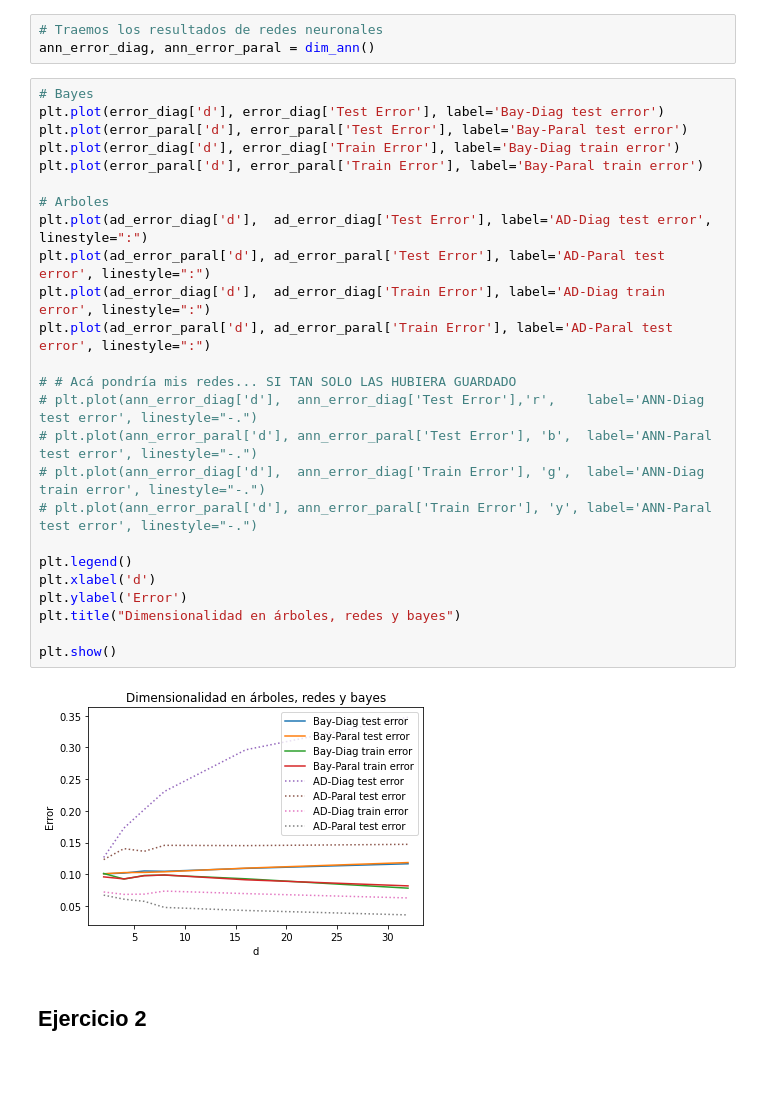
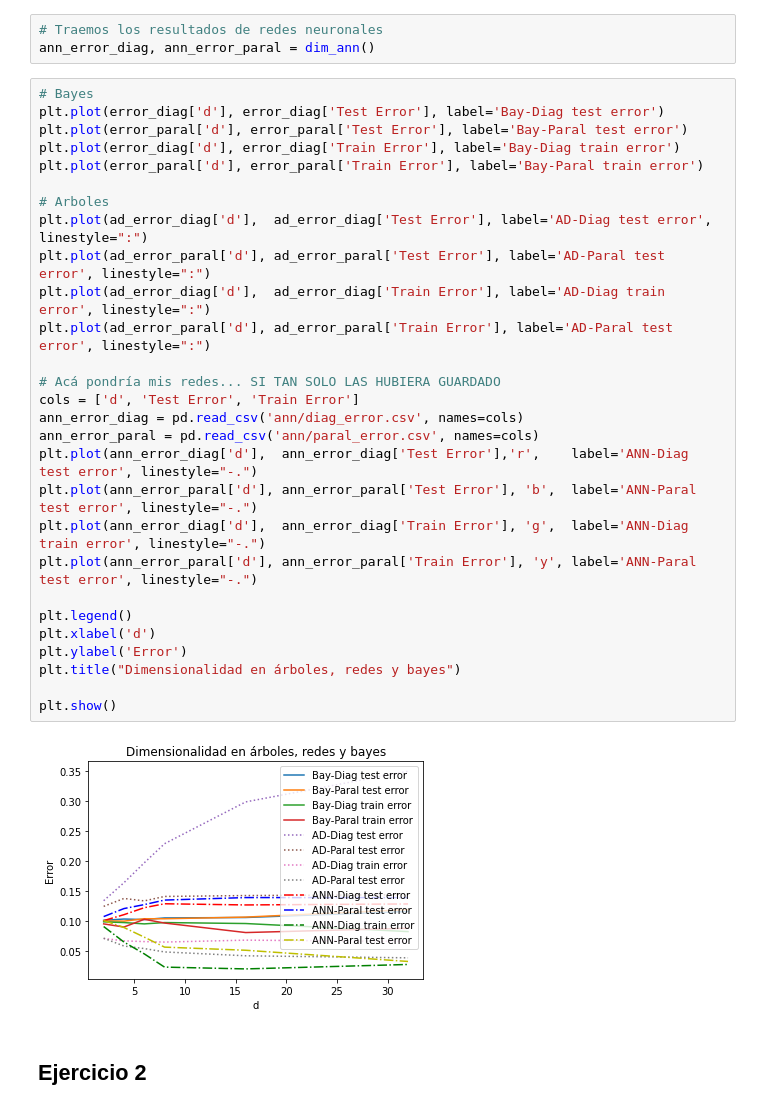
Before and after one commit to natimellino/IAA, a Jupyter notebook: TP3/tp3.ipynb, the cells around one changed output. Saved outputs shown, nothing was run; the diff lists cells and outputs as text; blank space fills up the shorter version.

```diff
--- a/TP3/tp3.ipynb
+++ b/TP3/tp3.ipynb
@@ -112,30 +114,33 @@ ann_error_diag, ann_error_paral = dim_ann()
 # %%
 # Bayes
 plt.plot(error_diag['d'], error_diag['Test Error'], label='Bay-Diag test error')
 plt.plot(error_paral['d'], error_paral['Test Error'], label='Bay-Paral test error')
 plt.plot(error_diag['d'], error_diag['Train Error'], label='Bay-Diag train error')
 plt.plot(error_paral['d'], error_paral['Train Error'], label='Bay-Paral train error')
 
 # Arboles
 plt.plot(ad_error_diag['d'],  ad_error_diag['Test Error'], label='AD-Diag test error', linestyle=":")
 plt.plot(ad_error_paral['d'], ad_error_paral['Test Error'], label='AD-Paral test error', linestyle=":")
 plt.plot(ad_error_diag['d'],  ad_error_diag['Train Error'], label='AD-Diag train error', linestyle=":")
 plt.plot(ad_error_paral['d'], ad_error_paral['Train Error'], label='AD-Paral test error', linestyle=":")
 
-# # Acá pondría mis redes... SI TAN SOLO LAS HUBIERA GUARDADO
-# plt.plot(ann_error_diag['d'],  ann_error_diag['Test Error'],'r',    label='ANN-Diag test error', linestyle="-.")
-# plt.plot(ann_error_paral['d'], ann_error_paral['Test Error'], 'b',  label='ANN-Paral test error', linestyle="-.")
-# plt.plot(ann_error_diag['d'],  ann_error_diag['Train Error'], 'g',  label='ANN-Diag train error', linestyle="-.")
-# plt.plot(ann_error_paral['d'], ann_error_paral['Train Error'], 'y', label='ANN-Paral test error', linestyle="-.")
+# Acá pondría mis redes... SI TAN SOLO LAS HUBIERA GUARDADO
+cols = ['d', 'Test Error', 'Train Error']
+ann_error_diag = pd.read_csv('ann/diag_error.csv', names=cols)
+ann_error_paral = pd.read_csv('ann/paral_error.csv', names=cols)
+plt.plot(ann_error_diag['d'],  ann_error_diag['Test Error'],'r',    label='ANN-Diag test error', linestyle="-.")
+plt.plot(ann_error_paral['d'], ann_error_paral['Test Error'], 'b',  label='ANN-Paral test error', linestyle="-.")
+plt.plot(ann_error_diag['d'],  ann_error_diag['Train Error'], 'g',  label='ANN-Diag train error', linestyle="-.")
+plt.plot(ann_error_paral['d'], ann_error_paral['Train Error'], 'y', label='ANN-Paral test error', linestyle="-.")
 
 plt.legend()
 plt.xlabel('d')
 plt.ylabel('Error')
 plt.title("Dimensionalidad en árboles, redes y bayes")
 
 plt.show()
 # %% [output]
-[figure, old version]
+[figure, new version]
 # %% [markdown]
 ## Ejercicio 2
 # %%
```
Also changed, not shown: parts of 11 cells of this notebook, 3 other files.
